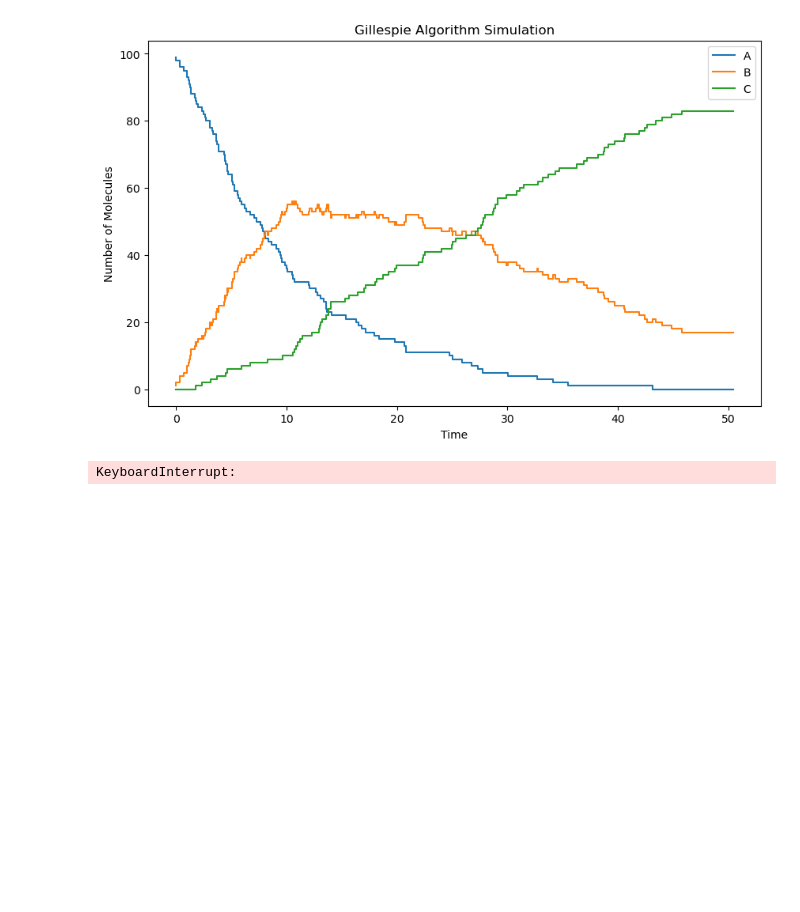
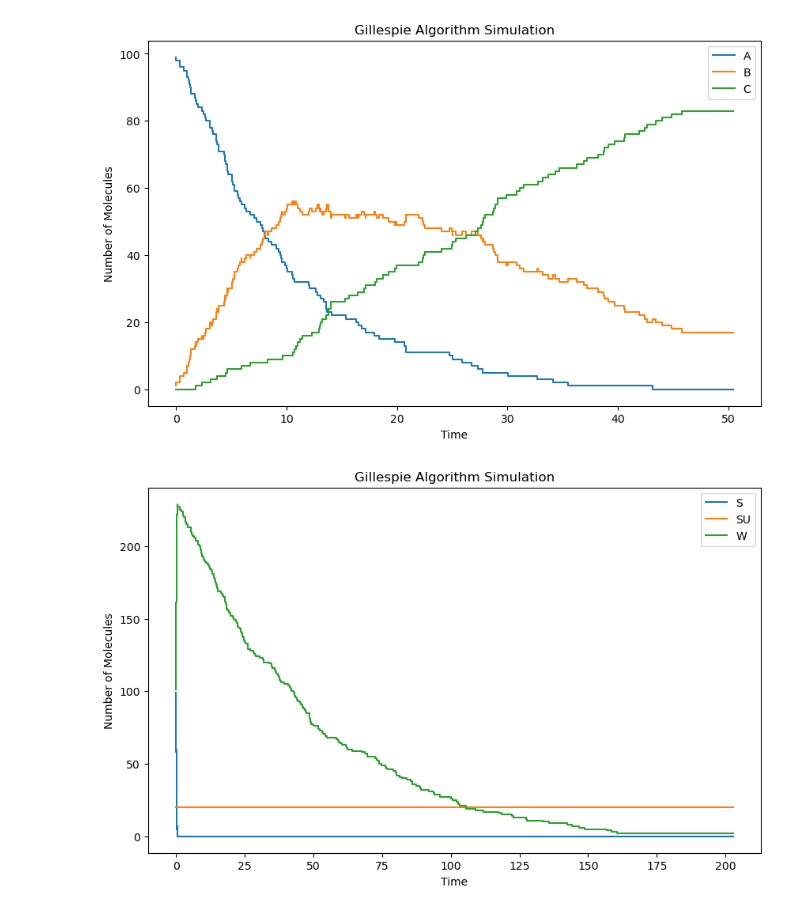
Before and after one commit to HannoFandrich/gillespie, a Jupyter notebook: gillespie.ipynb, the cells around one changed output. Drawn from its saved outputs; the diff is of its cells as text; code cells hidden in the pictures; blank space fills up the shorter version.

Commit message:
updated algorithm

```diff
--- a/gillespie.ipynb
+++ b/gillespie.ipynb
@@ -43,13 +43,13 @@ initial_state = np.array([100, 0, 0])
 max_simulation_time = 50
 
 # Run Gillespie algorithm
-time_points, state_trajectory = gillespie_algorithm(initial_state, reaction_rates, max_simulation_time)
+time, state_trajectory = gillespie_algorithm(initial_state, reaction_rates, max_simulation_time)
 
 # Plot the results
 plt.figure(figsize=(10, 6))
-plt.step(time_points, state_trajectory[:, 0], label='A')
-plt.step(time_points, state_trajectory[:, 1], label='B')
-plt.step(time_points, state_trajectory[:, 2], label='C')
+plt.step(time, state_trajectory[:, 0], label='A')
+plt.step(time, state_trajectory[:, 1], label='B')
+plt.step(time, state_trajectory[:, 2], label='C')
 plt.xlabel('Time')
 plt.ylabel('Number of Molecules')
 plt.legend()
@@ -63,62 +63,70 @@ import matplotlib.pyplot as plt
 
 def reaction_rates(state):
     # Define reaction rates based on the current state
-    k1 = 0.01
+    k1 = 0.1
     k2 = 0.05
     k3 = 0.02
-    constant_SU = 10  # Assuming SU concentration is constant
+    #constant_SU = 10  # Assuming SU concentration is constant
 
-    rate1 = k1 * state[0] * constant_SU  # S + SU -> 2S
+    rate1 = k1 * state[0] * state[1]  # S + SU -> 2S
     rate2 = k2 * state[0] * state[2]  # S + W -> 2W
     rate3 = k3 * state[2]  # W -> Dead
 
     return [rate1, rate2, rate3]
 
 # Initial state: 100 S molecules, 1 SU molecule, 0 W molecules, 0 Dead molecules
-initial_state = np.array([100, 1, 100, 0])
+initial_state = np.array([100, 20, 100, 0])
 # Simulation parameters
 max_simulation_time = 200
 
 
 
 def gillespie_algorithm(initial_state, reaction_rates, max_time):
-    time_points = [0]
-    state_trajectory = [initial_state.copy()]
+    time = [0] # time points array
+    states_trajectory = [initial_state.copy()] # state trajectory array
 
-    while time_points[-1] < max_time:
-        current_state = state_trajectory[-1]
-        propensities = np.array(reaction_rates(current_state)) #  aj
+    while time[-1] < max_time:
+        state = states_trajectory[-1]
+        a = np.array(reaction_rates(state)) #  propensity vector
 
-        total_propensity = propensities.sum() #  a0
+        a_sum = a.sum() # sum over all propensities
 
         # Generate random numbers for time until next reaction and reaction selection
-        next_reaction_time = np.random.exponential(1 / total_propensity)
-        reaction_choice = np.random.choice(len(propensities), p=propensities / total_propensity)
+
+        tau=1/a_sum*np.log(1/np.random.rand()) # time untill next reaction
+        j = np.random.choice(len(a), p=a / a_sum) # choose which reaction j occurs
+                                                  # most likely the reaction with the highest a / a_sum
+        if j == 0:
+            state[0] +=1 # outcome of reaction 1
+        elif j == 1:
+            state[2]+=1 # outcome of reaction 2
+            state[0]-=1
+        elif j == 2:
+            state[2]-=1 # outcome of reaction 3
+            state[3]+=1
 
         # Update time and state
-        time_points.append(time_points[-1] + next_reaction_time)
-        current_state[reaction_choice] -= 1
-        current_state[reaction_choice + 1] += 1
+        time.append(time[-1] + tau)
 
-        state_trajectory.append(current_state.copy())
+        states_trajectory.append(state.copy())
 
-    return time_points, np.array(state_trajectory)
+    return time, np.array(states_trajectory)
 
 
 
 # Run Gillespie algorithm
-time_points, state_trajectory = gillespie_algorithm(initial_state, reaction_rates, max_simulation_time)
+time_points, states_trajectory = gillespie_algorithm(initial_state, reaction_rates, max_simulation_time)
 
 # Plot the results
 plt.figure(figsize=(10, 6))
-plt.step(time_points, state_trajectory[:, 0], label='S')
-#plt.step(time_points, state_trajectory[:, 1], label='SU')
-plt.step(time_points, state_trajectory[:, 2], label='W')
-plt.step(time_points, state_trajectory[:, 3], label='D')
+plt.step(time_points, states_trajectory[:, 0], label='S')
+plt.step(time_points, states_trajectory[:, 1], label='SU')
+plt.step(time_points, states_trajectory[:, 2], label='W')
+#plt.step(time_points, states_trajectory[:, 3], label='D')
 plt.xlabel('Time')
 plt.ylabel('Number of Molecules')
 plt.legend()
 plt.title('Gillespie Algorithm Simulation')
 plt.show()
 # %% [output]
-KeyboardInterrupt:
+[figure, added]
```
